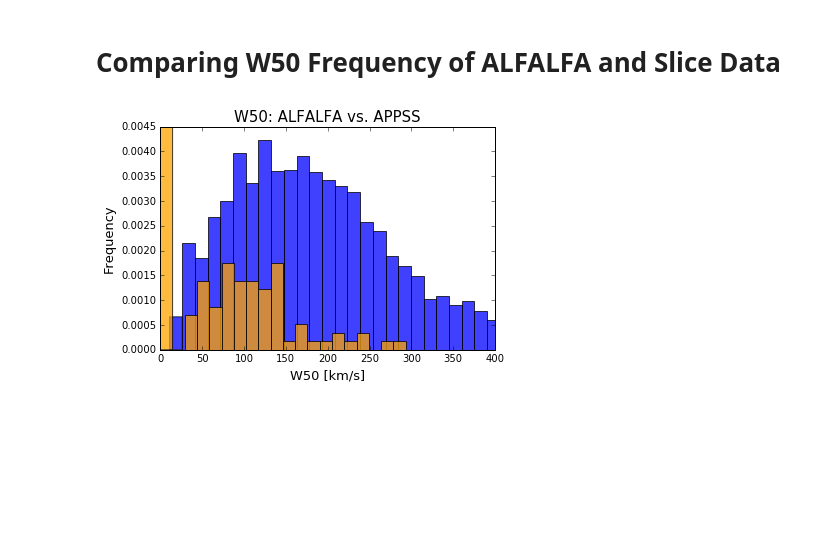
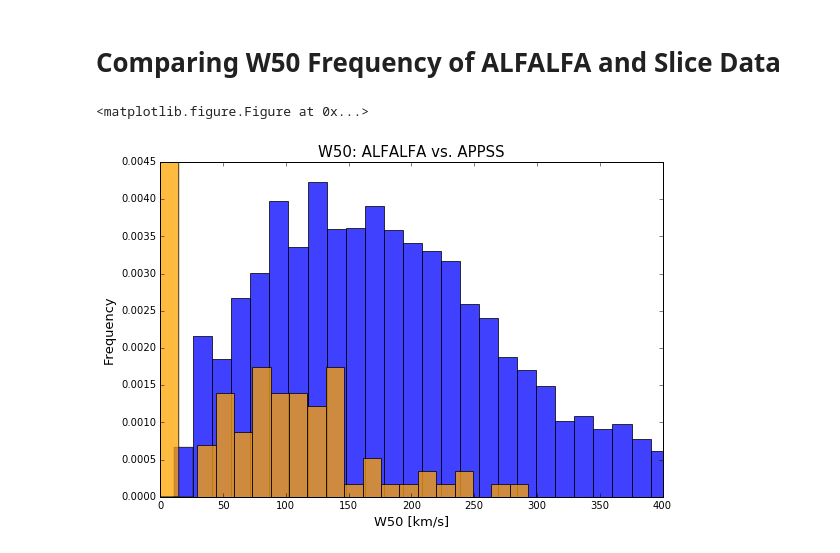
Before and after one commit to jsribaud/APPSS, a Jupyter notebook: Green_Bank_18.ipynb, the cells around one changed output. Saved outputs shown, nothing was run; the diff lists cells and outputs as text; code cells hidden in the pictures; blank space fills up the shorter version.

```diff
--- a/Green_Bank_18.ipynb
+++ b/Green_Bank_18.ipynb
@@ -348,19 +366,17 @@ fig2 = plt.gcf()
 # %%
-#this compares the w50 of my slice and ALFALFA, however, I did not limit the amount of ALFALFA displayed
-w50_me=data_appss['W50']
-w50_alfalfa=data_alf['W50']
-
+#Histogram compares the frequency of certain W50 values of my slice and ALFALFA
 plt.figure()
-
+plt.figure(figsize=(9,6))
 plt.hist(w50_alfalfa, bins=50, alpha =.75, normed = True, facecolor='blue',edgecolor='black')
 plt.hist(w50_me, bins=20, normed = True, alpha =.75, facecolor='orange',edgecolor='black')
 plt.title("W50: ALFALFA vs. APPSS",fontsize= 15)
 plt.xlabel("W50 [km/s]", fontsize = 13)
 plt.ylabel("Frequency", fontsize = 13)
 plt.axis([0, 400, 0, .0045])
 
 fig = plt.gcf()
 
 #fig.savefig('w50_both_hist.pdf')
 # %% [output]
+<matplotlib.figure.Figure at 0x...>
-[figure, old version]
+[figure, new version]
```
Also changed, not shown: parts of 17 cells of this notebook.
